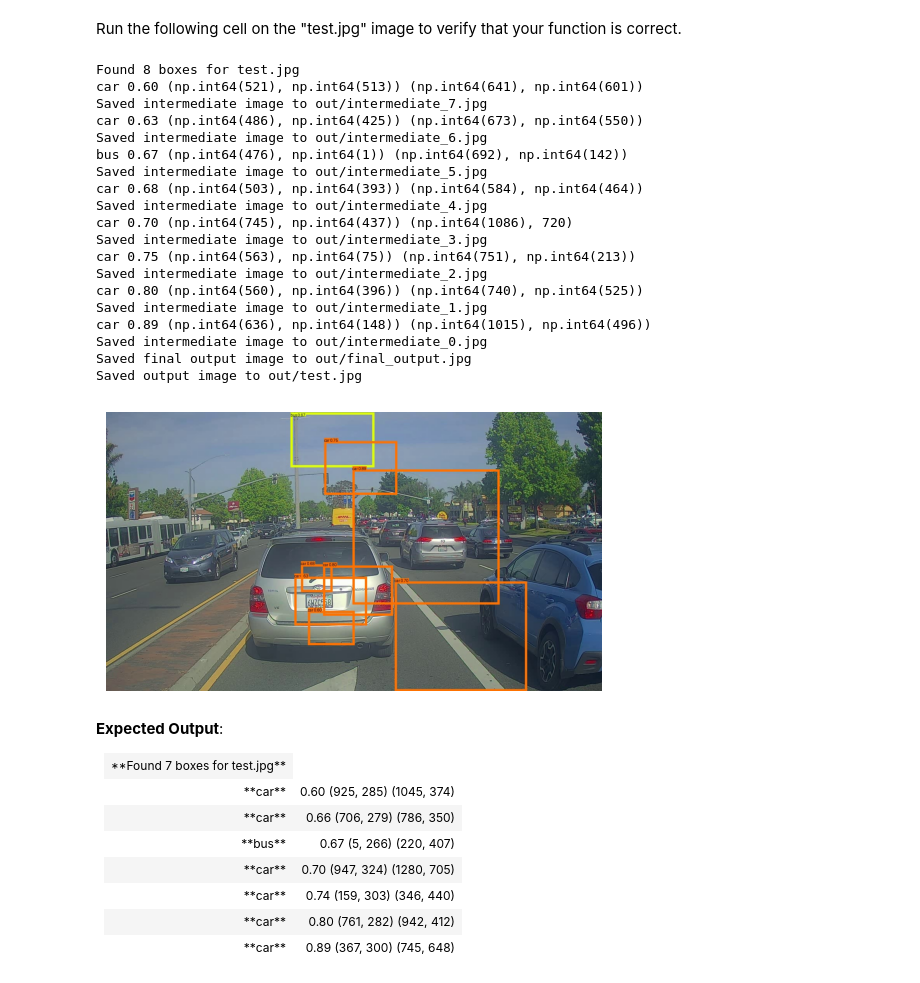
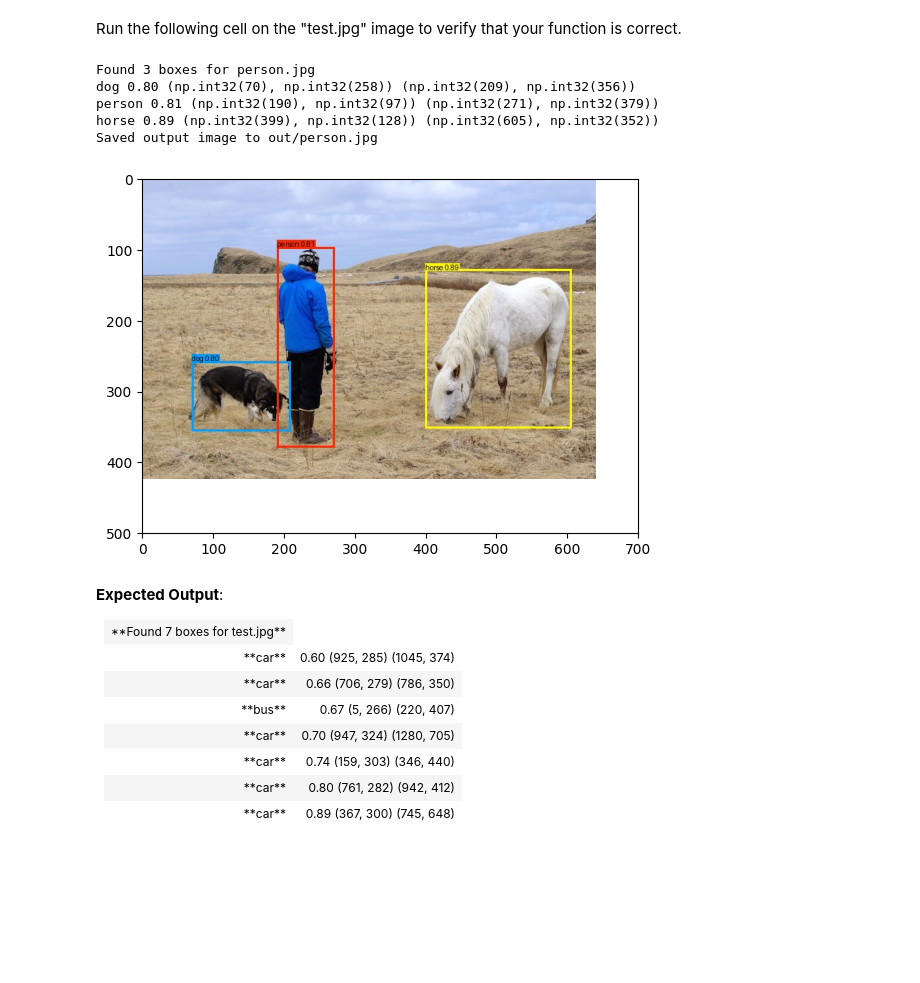
Before and after one commit to umermjd11/DLC4M3A1, a Jupyter notebook: ADA_Car_detection_v3tf2.ipynb, the cells around one changed output. Saved outputs shown, nothing was run; the diff lists cells and outputs as text; code cells hidden in the pictures; blank space fills up the shorter version.

```diff
--- a/ADA_Car_detection_v3tf2.ipynb
+++ b/ADA_Car_detection_v3tf2.ipynb
@@ -823,16 +818,16 @@ def predict(image_file):
     out_classes -- list of class indices for the predicted boxes
     """
 
-    # Preprocess the image
-    image, image_data = preprocess_image("images/" + image_file, model_image_size=(608, 608))
+    # Load and preprocess the image
+    image, resized_image, image_data = preprocess_image("images/" + image_file, model_image_size=(608, 608))
 
     # Run the YOLO model
     yolo_outputs = yolo_model(image_data)
 
     class_names = read_classes("model_data/coco_classes.txt")
     anchors = read_anchors("model_data/yolo_anchors.txt")
-    image_shape = (720., 1280.)
 
+    image_shape = (np.array(image).shape[0], np.array(image).shape[1])
 
 
     yolo_outputs = yolo_head(yolo_outputs, anchors, len(class_names))
@@ -847,7 +842,7 @@ def predict(image_file):
     colors = generate_colors(class_names)
 
     # Draw bounding boxes on the image
-    mydraw_boxes(image, scores, boxes, classes, class_names, colors)
+    draw_boxes(image, scores, boxes, classes, class_names, colors)
 
     # Save the predicted bounding box on the image
     output_path = os.path.join("out", image_file)
@@ -857,7 +852,23 @@ def predict(image_file):
     # Display the results in the notebook (optional, if using in Jupyter)
     output_image = plt.imread(output_path)
     plt.imshow(output_image)
-    plt.axis('off')
+    plt.axis('on')  # Enable the axis
+
+    # Get the shape of the image
+    image_height, image_width, _ = output_image.shape
+
+    # Set x-ticks at the bottom based on the image width
+    x_ticks = range(0, image_width + 100, 100)  # X-ticks every 100 pixels
+    plt.xticks(x_ticks)  # Set tick positions and labels
+    plt.gca().xaxis.set_ticks_position('bottom')  # Ensure x-ticks are at the bottom
+
+    # Set y-ticks on the left based on the image height
+    y_ticks = range(0, image_height + 100, 100)  # Y-ticks every 100 pixels
+    plt.yticks(y_ticks)  # Set tick positions and labels
+    plt.gca().yaxis.set_ticks_position('left')  # Ensure y-ticks are on the left
+
+    # Show the plot
+
     plt.show()
 
     return scores, boxes, classes
@@ -908,28 +920,16 @@ Image Data Shape: (1, 608, 608, 3)
 # %% [markdown]
 Run the following cell on the "test.jpg" image to verify that your function is correct.
-# %%
-out_scores, out_boxes, out_classes = predict("test.jpg")
-# %% [output]
-Found 8 boxes for test.jpg
-car 0.60 (np.int64(521), np.int64(513)) (np.int64(641), np.int64(601))
-Saved intermediate image to out/intermediate_7.jpg
-car 0.63 (np.int64(486), np.int64(425)) (np.int64(673), np.int64(550))
-Saved intermediate image to out/intermediate_6.jpg
-bus 0.67 (np.int64(476), np.int64(1)) (np.int64(692), np.int64(142))
-Saved intermediate image to out/intermediate_5.jpg
-car 0.68 (np.int64(503), np.int64(393)) (np.int64(584), np.int64(464))
-Saved intermediate image to out/intermediate_4.jpg
-car 0.70 (np.int64(745), np.int64(437)) (np.int64(1086), 720)
-Saved intermediate image to out/intermediate_3.jpg
-car 0.75 (np.int64(563), np.int64(75)) (np.int64(751), np.int64(213))
-Saved intermediate image to out/intermediate_2.jpg
-car 0.80 (np.int64(560), np.int64(396)) (np.int64(740), np.int64(525))
-Saved intermediate image to out/intermediate_1.jpg
-car 0.89 (np.int64(636), np.int64(148)) (np.int64(1015), np.int64(496))
-Saved intermediate image to out/intermediate_0.jpg
-Saved final output image to out/final_output.jpg
-Saved output image to out/test.jpg
-[figure, removed]
+# %%
+# out_scores, out_boxes, out_classes = predict("test.jpg")
+out_scores, out_boxes, out_classes = predict("person.jpg")
+# out_scores, out_boxes, out_classes = predict("dog.jpg")
+# %% [output]
+Found 3 boxes for person.jpg
+dog 0.80 (np.int32(70), np.int32(258)) (np.int32(209), np.int32(356))
+person 0.81 (np.int32(190), np.int32(97)) (np.int32(271), np.int32(379))
+horse 0.89 (np.int32(399), np.int32(128)) (np.int32(605), np.int32(352))
+Saved output image to out/person.jpg
+[figure, added]
 # %% [markdown]
 **Expected Output**:
 
```
Also changed, not shown: parts of 6 cells of this notebook, 6 other files.
